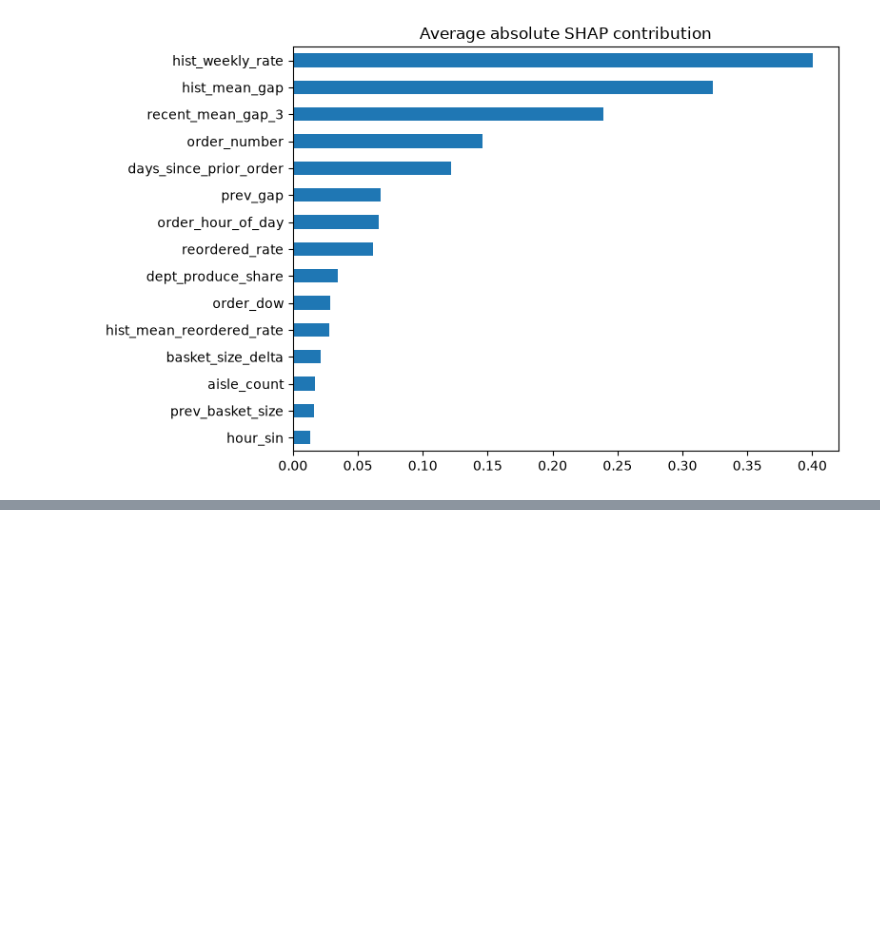
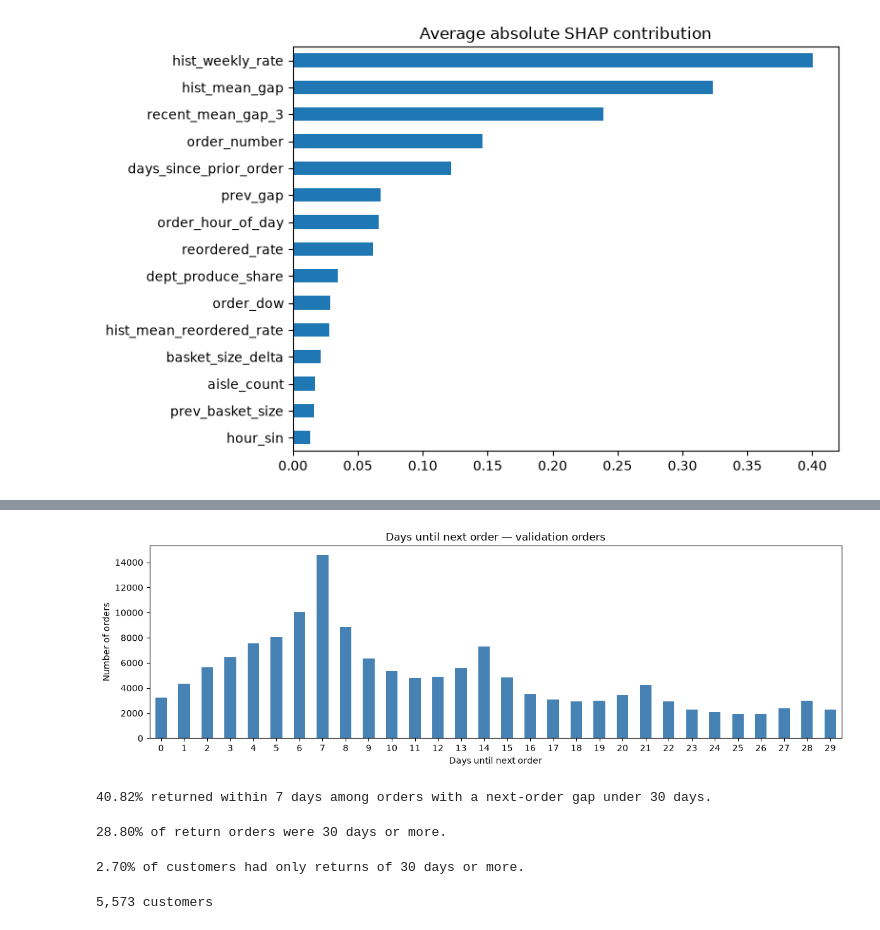
Before and after one commit to blottb7/instacart, a Jupyter notebook: notebooks/02_full_data/ben_full_data_modeling_2.ipynb, the cells around one changed output, grey strips where cells are left out. Saved outputs shown, nothing was run; the diff lists cells and outputs as text; code cells hidden in the pictures; blank space fills up the shorter version.

```diff
--- a/notebooks/02_full_data/ben_full_data_modeling_2.ipynb
+++ b/notebooks/02_full_data/ben_full_data_modeling_2.ipynb
@@ -592,0 +684,77 @@ plt.show()
+# %%
+# Display the same as above but with the 30 or more grouping removed.
+orders = pd.read_csv(
+    "/Users/ben/Projects/Instacart/data/raw/orders.csv",
+    usecols=["order_id", "user_id", "order_number", "days_since_prior_order"],
+).sort_values(["user_id", "order_number"])
+
+# The next order's gap tells us how long until the customer returned.
+orders["days_until_next_order"] = (
+    orders.groupby("user_id")["days_since_prior_order"].shift(-1)
+)
+
+return_days = orders.set_index("order_id")[
+    "days_until_next_order"
+].reindex(val_df.index)
+return_days = return_days[return_days < 30]
+
+counts = (
+    return_days.dropna().astype(int).value_counts()
+    .sort_index()
+)
+
+ax = counts.plot.bar(figsize=(12, 4), color="steelblue", rot=0)
+ax.set_title("Days until next order — validation orders")
+ax.set_xlabel("Days until next order")
+ax.set_ylabel("Number of orders")
+
+plt.tight_layout()
+plt.show()
+# %% [output]
+[figure, added]
+# %%
+# Display the number of return orders after filtering out for 30 days or more.
+filtered_days = return_days.dropna()
+filtered_days = filtered_days[filtered_days < 30]
+
+print(
+    f"{filtered_days.le(7).mean():.2%} returned within 7 days "
+    "among orders with a next-order gap under 30 days."
+)
+# %% [output]
+40.82% returned within 7 days among orders with a next-order gap under 30 days.
+# %%
+# Display the percentage of orders that were 30 days or more.
+all_return_days = orders.set_index("order_id")[
+    "days_until_next_order"
+].reindex(val_df.index).dropna()
+
+print(f"{all_return_days.ge(30).mean():.2%} of return orders were 30 days or more.")
+# %% [output]
+28.80% of return orders were 30 days or more.
+# %%
+# Display information on customers who ONLY returned after 30 days or more.
+customer_gaps = (
+    orders.groupby("user_id")["days_until_next_order"]
+    .agg(observed_returns="count", shortest_return="min")
+)
+
+has_returns = customer_gaps["observed_returns"] > 0
+only_30_plus = has_returns & customer_gaps["shortest_return"].ge(30)
+
+# Percentage among customers with at least one observed return.
+percentage = only_30_plus.sum() / has_returns.sum()
+print(f"{percentage:.2%} of customers had only returns of 30 days or more.")
+
+# Remove those customers from the order-level data.
+excluded_customers = customer_gaps.index[only_30_plus]
+filtered_order_df = order_df.loc[
+    ~order_df["user_id"].isin(excluded_customers)
+].copy()
+# %% [output]
+2.70% of customers had only returns of 30 days or more.
+# %%
+# Show how many customers the above is:
+print(f"{only_30_plus.sum():,} customers")
+# %% [output]
+5,573 customers
```
Also changed, not shown: parts of 7 cells of this notebook, 1 other file.
